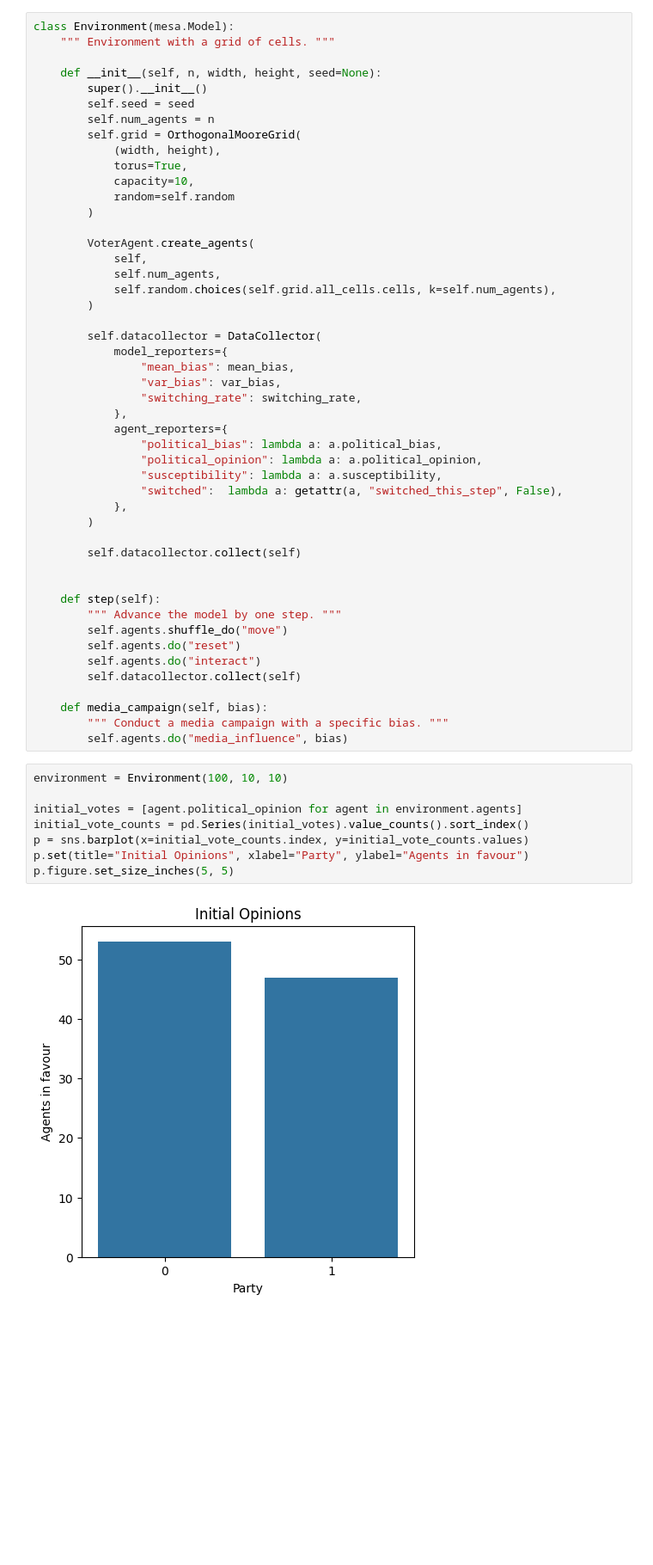
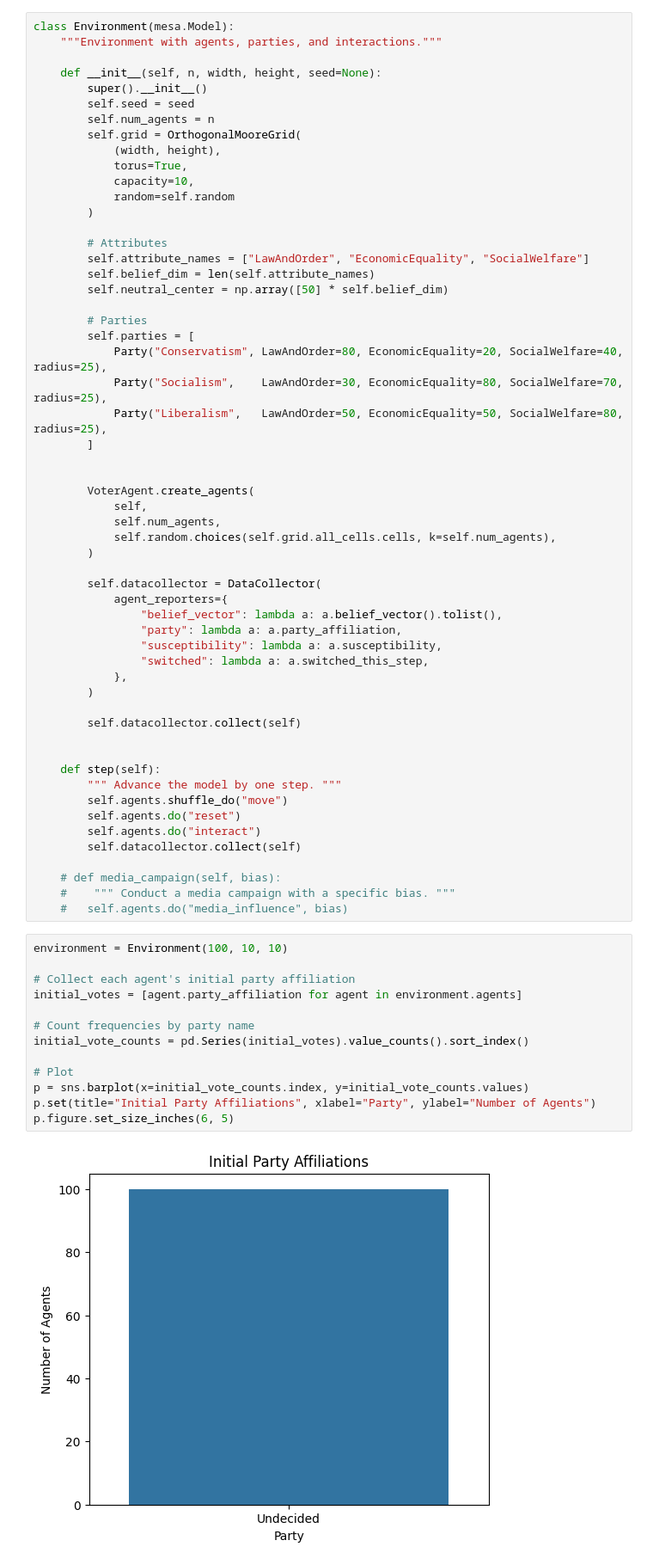
Before and after one commit to AndilexDlongs/social-contagion-abm, a Jupyter notebook: preliminary_models/social_contagion_abm.ipynb, the cells around one changed output. Shown: that part at 86% size. Drawn from its saved outputs; the diff is of its cells as text; blank space fills up the shorter version.

Commit message:
Initialising Vector

```diff
--- a/preliminary_models/social_contagion_abm.ipynb
+++ b/preliminary_models/social_contagion_abm.ipynb
@@ -167,6 +158,6 @@ def switching_rate(model):
 # %%
 class Environment(mesa.Model):
-    """ Environment with a grid of cells. """
+    """Environment with agents, parties, and interactions."""
 
     def __init__(self, n, width, height, seed=None):
         super().__init__()
@@ -179,6 +170,19 @@ class Environment(mesa.Model):
             random=self.random
         )
 
+        # Attributes
+        self.attribute_names = ["LawAndOrder", "EconomicEquality", "SocialWelfare"]
+        self.belief_dim = len(self.attribute_names)
+        self.neutral_center = np.array([50] * self.belief_dim)
+
+        # Parties
+        self.parties = [
+            Party("Conservatism", LawAndOrder=80, EconomicEquality=20, SocialWelfare=40, radius=25),
+            Party("Socialism",    LawAndOrder=30, EconomicEquality=80, SocialWelfare=70, radius=25),
+            Party("Liberalism",   LawAndOrder=50, EconomicEquality=50, SocialWelfare=80, radius=25),
+        ]
+
+
         VoterAgent.create_agents(
             self,
             self.num_agents,
@@ -186,16 +190,11 @@ class Environment(mesa.Model):
         )
 
         self.datacollector = DataCollector(
-            model_reporters={
-                "mean_bias": mean_bias,
-                "var_bias": var_bias,
-                "switching_rate": switching_rate,
-            },
             agent_reporters={
-                "political_bias": lambda a: a.political_bias,
-                "political_opinion": lambda a: a.political_opinion,
+                "belief_vector": lambda a: a.belief_vector().tolist(),
+                "party": lambda a: a.party_affiliation,
                 "susceptibility": lambda a: a.susceptibility,
-                "switched":  lambda a: getattr(a, "switched_this_step", False),
+                "switched": lambda a: a.switched_this_step,
             },
         )
 
@@ -209,19 +208,24 @@ class Environment(mesa.Model):
         self.agents.do("interact")
         self.datacollector.collect(self)
 
-    def media_campaign(self, bias):
-        """ Conduct a media campaign with a specific bias. """
-        self.agents.do("media_influence", bias)
+    # def media_campaign(self, bias):
+    #    """ Conduct a media campaign with a specific bias. """
+    #   self.agents.do("media_influence", bias)
 # %%
 environment = Environment(100, 10, 10)
 
-initial_votes = [agent.political_opinion for agent in environment.agents]
+# Collect each agent's initial party affiliation
+initial_votes = [agent.party_affiliation for agent in environment.agents]
+
+# Count frequencies by party name
 initial_vote_counts = pd.Series(initial_votes).value_counts().sort_index()
+
+# Plot
 p = sns.barplot(x=initial_vote_counts.index, y=initial_vote_counts.values)
-p.set(title="Initial Opinions", xlabel="Party", ylabel="Agents in favour")
-p.figure.set_size_inches(5, 5)
+p.set(title="Initial Party Affiliations", xlabel="Party", ylabel="Number of Agents")
+p.figure.set_size_inches(6, 5)
 # %% [output]
-[figure, old version]
+[figure, new version]
 # %%
 agent_counts = np.zeros((environment.grid.width, environment.grid.height))
 
```
Also changed, not shown: parts of 12 cells of this notebook.
